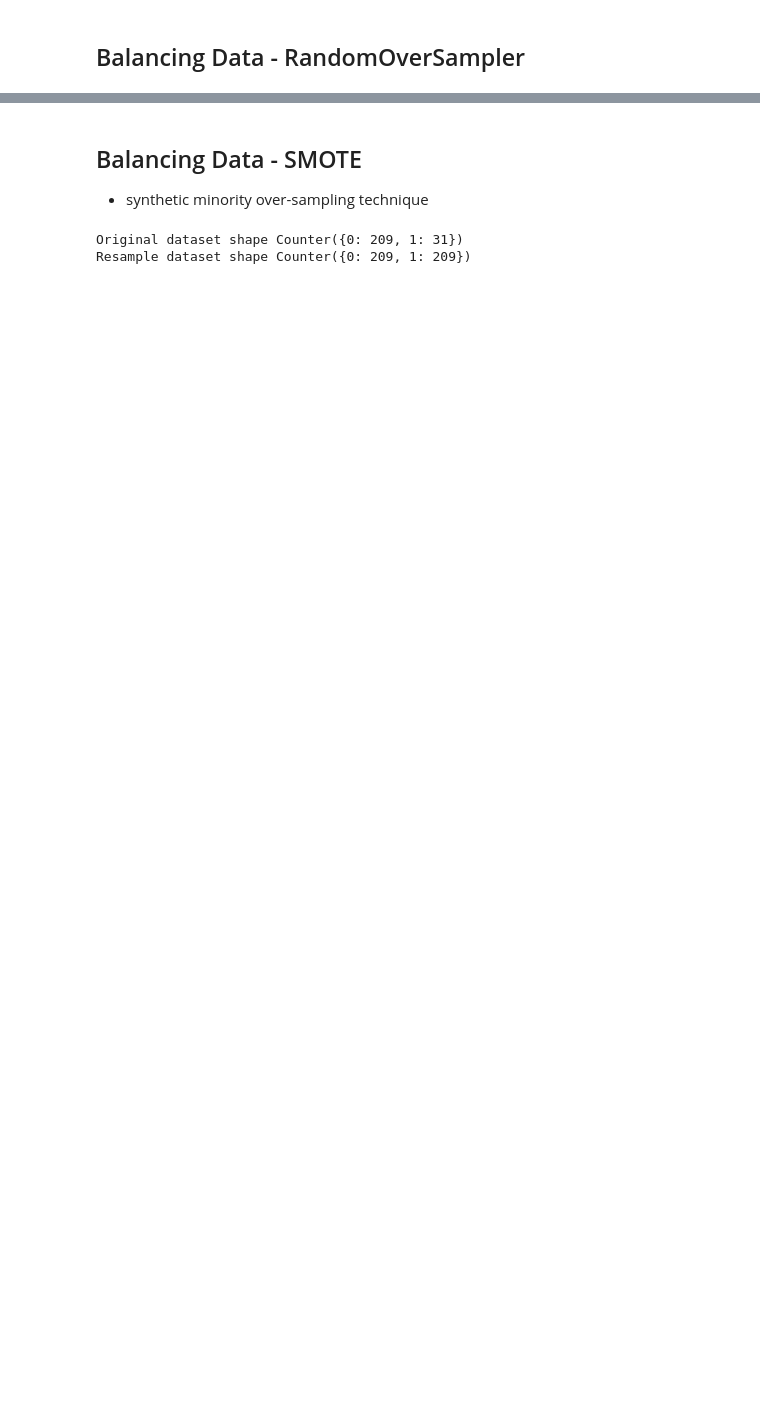
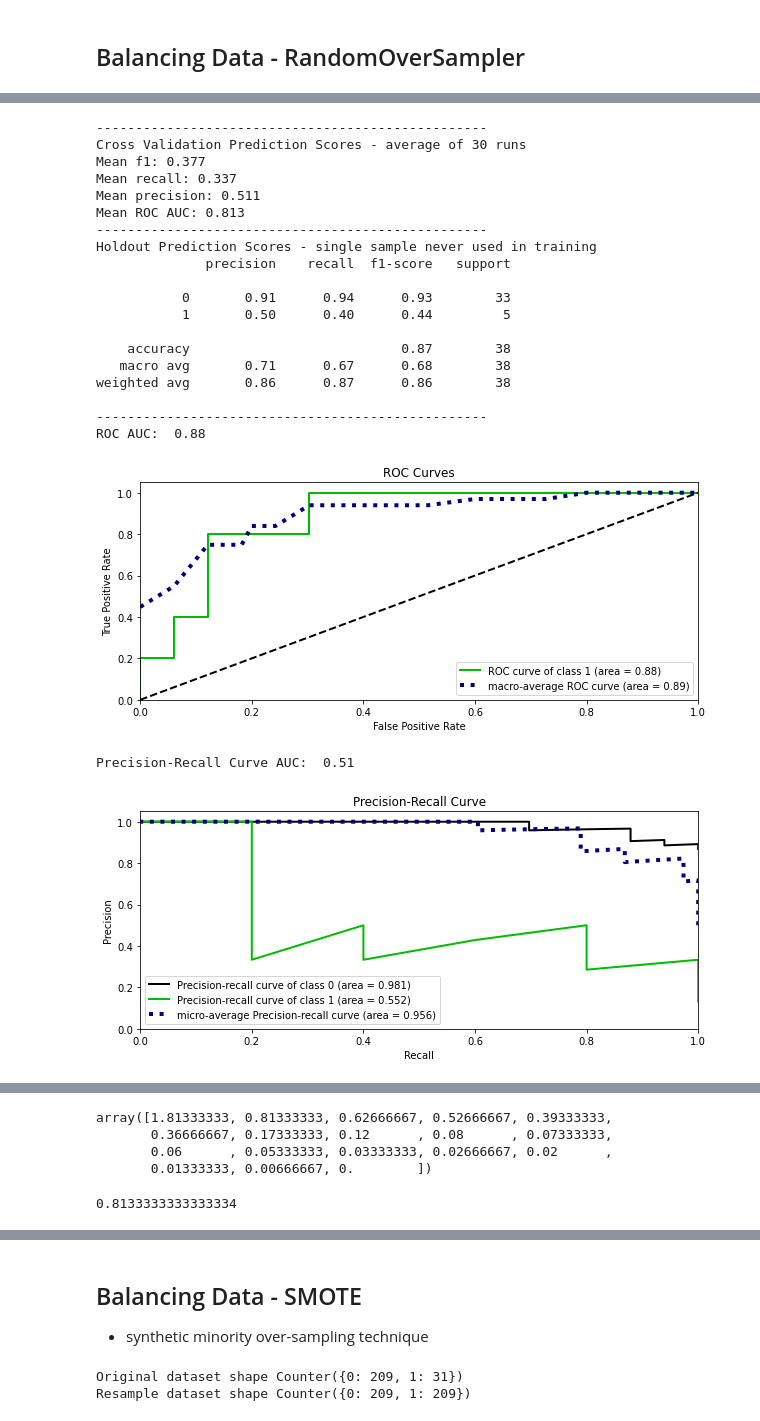
Before and after one commit to ejw-data/ml-myopia, a Jupyter notebook: data-balancing/balance.ipynb, the cells around one changed output, grey strips where cells are left out. Drawn from its saved outputs; the diff is of its cells as text; code cells hidden in the pictures; blank space fills up the shorter version.

```diff
--- a/data-balancing/balance.ipynb
+++ b/data-balancing/balance.ipynb
@@ -135,0 +109,67 @@ weighted avg       0.78      0.81      0.80        27
+# %%
+scoring = ('f1', 'recall', 'precision', 'roc_auc')
+steps = [('over', ros), ('model', RandomForestClassifier(n_estimators=150, random_state=1))]
+pipeline = Pipeline(steps=steps)
+
+# evaluate pipeline
+# Note for imbalanced classification don't use k-fold cross-validation
+cv = RepeatedStratifiedKFold(n_splits=10, n_repeats=3, random_state=1)
+scores = cross_validate(pipeline, X_train, y_train, scoring=scoring, cv=cv, n_jobs=-1)
+print(f"-----"*10)
+print(f"Cross Validation Prediction Scores - average of 30 runs")
+print('Mean f1: %.3f' % mean(scores['test_f1']))
+print('Mean recall: %.3f' % mean(scores['test_recall']))
+print('Mean precision: %.3f' % mean(scores['test_precision']))
+print('Mean ROC AUC: %.3f' % mean(scores['test_roc_auc']))
+pipeline.fit(X_train, y_train)
+y_pred = pipeline.predict(X_test)
+print(f"-----"*10)
+print(f"Holdout Prediction Scores - single sample never used in training")
+print(classification_report(y_test, y_pred))
+print(f"-----"*10)
+
+# Plot metrics
+y_predicted_probability = pipeline.predict_proba(X_test)
+
+# ROC
+fpr0, tpr0, thresholds = roc_curve(y_test, y_predicted_probability[:, 1])
+roc_auc0 = auc(fpr0, tpr0)
+print(f"ROC AUC:  {round(roc_auc0,2)}")
+plot_roc(y_test.to_list(), y_predicted_probability, figsize=(10, 4), classes_to_plot=[1], plot_micro=0)
+plt.show()
+
+#Precision-Recall
+precision, recall, thresholds = precision_recall_curve(y_test.to_list(), y_predicted_probability[:, 1])
+prc_auc0 = auc(recall, precision)
+print(f"Precision-Recall Curve AUC:  {round(prc_auc0,2)}")
+plot_precision_recall(y_test.to_list(), y_predicted_probability, figsize=(10, 4))
+plt.show()
+
+plot_cumulative_gain(y_test.to_list(), y_predicted_probability, figsize=(10, 4))
+plt.show()
+
+plot_lift_curve(y_test.to_list(), y_predicted_probability, figsize=(10, 4))
+plt.show()
+# %% [output]
+--------------------------------------------------
+Cross Validation Prediction Scores - average of 30 runs
+Mean f1: 0.377
+Mean recall: 0.337
+Mean precision: 0.511
+Mean ROC AUC: 0.813
+--------------------------------------------------
+Holdout Prediction Scores - single sample never used in training
+              precision    recall  f1-score   support
+
+           0       0.91      0.94      0.93        33
+           1       0.50      0.40      0.44         5
+
+    accuracy                           0.87        38
+   macro avg       0.71      0.67      0.68        38
+weighted avg       0.86      0.87      0.86        38
+
+--------------------------------------------------
+ROC AUC:  0.88
+[figure, added]
+Precision-Recall Curve AUC:  0.51
+[figure, added]
@@ -135,0 +178,12 @@ weighted avg       0.78      0.81      0.80        27
+# %%
+thresholds
+# %% [output]
+array([1.81333333, 0.81333333, 0.62666667, 0.52666667, 0.39333333,
+       0.36666667, 0.17333333, 0.12      , 0.08      , 0.07333333,
+       0.06      , 0.05333333, 0.03333333, 0.02666667, 0.02      ,
+       0.01333333, 0.00666667, 0.        ])
+# %%
+y_score_max = max([ y[1] for y in y_score])
+y_score_max
+# %% [output]
+0.8133333333333334
```
Also changed, not shown: parts of 19 cells of this notebook, 5 other files.
